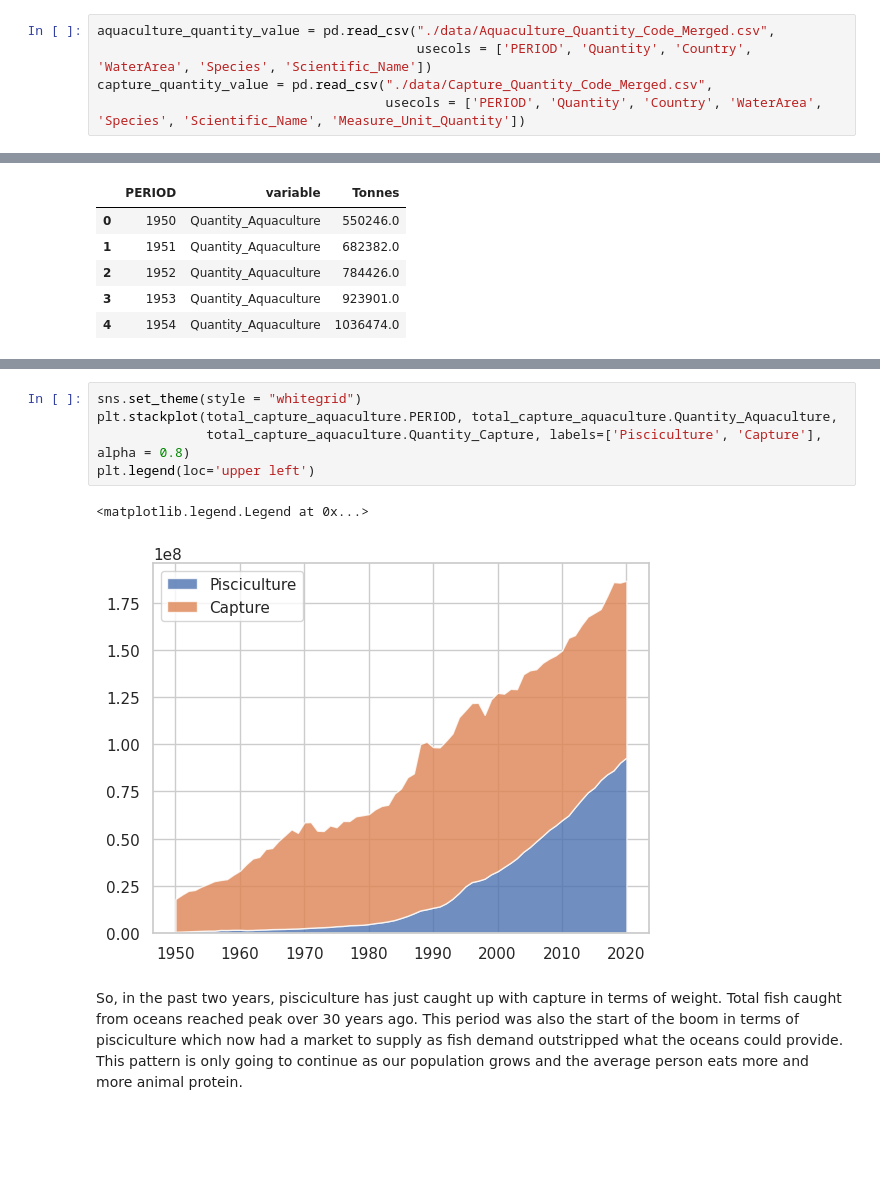
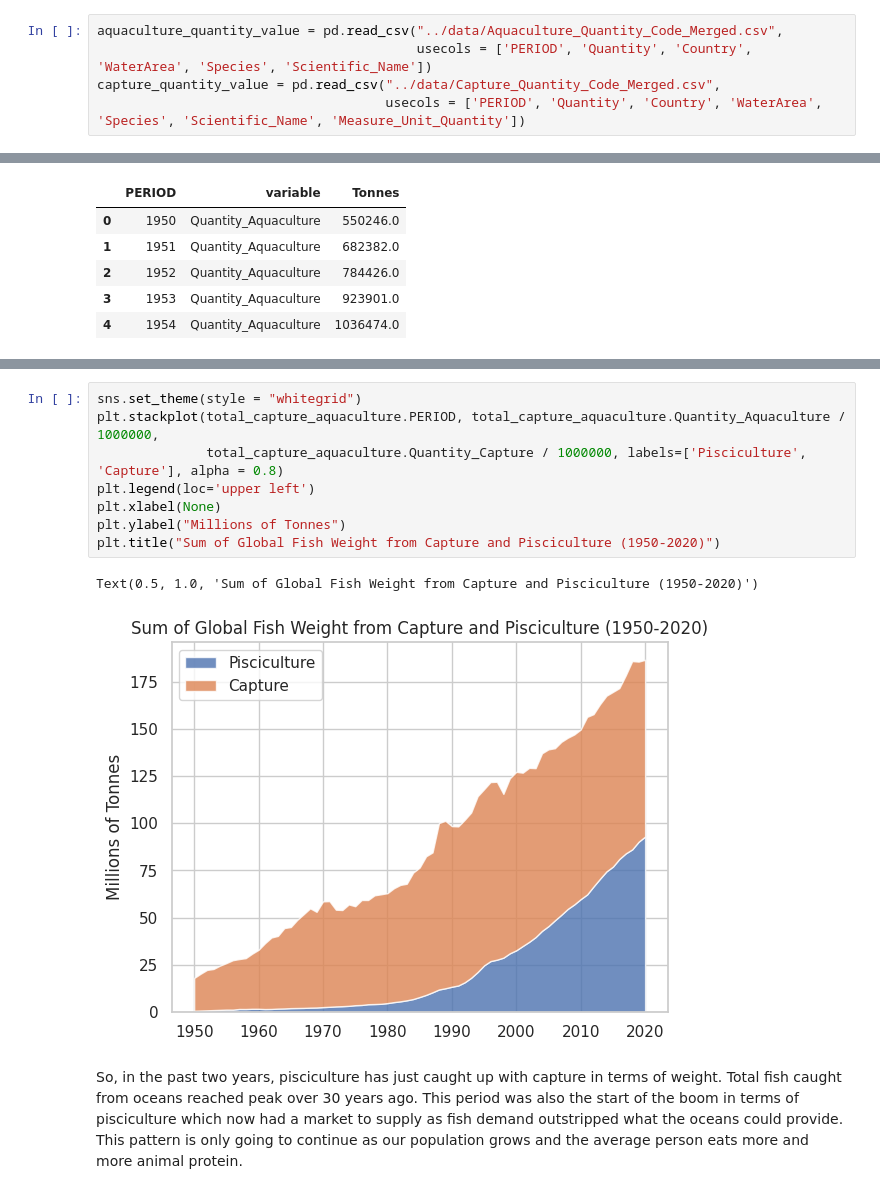
Before and after one commit to seenstevo/Pisciculture_EDA, a Jupyter notebook: src/notebooks/Compare_Capture_Aquaculture.ipynb, the cells around one changed output, grey strips where cells are left out. Saved outputs shown, nothing was run; the diff lists cells and outputs as text; blank space fills up the shorter version.

Commit message:
tidying labels

```diff
--- a/src/notebooks/Compare_Capture_Aquaculture.ipynb
+++ b/src/notebooks/Compare_Capture_Aquaculture.ipynb
@@ -9,7 +11,7 @@ os.chdir('/home/sean/Documentos/the_bridge_bootcamp/My_Workspaces/Fish_EDA/src')
 # %%
-aquaculture_quantity_value = pd.read_csv("./data/Aquaculture_Quantity_Code_Merged.csv",
+aquaculture_quantity_value = pd.read_csv("../data/Aquaculture_Quantity_Code_Merged.csv",
                                          usecols = ['PERIOD', 'Quantity', 'Country', 'WaterArea', 'Species', 'Scientific_Name'])
-capture_quantity_value = pd.read_csv("./data/Capture_Quantity_Code_Merged.csv",
+capture_quantity_value = pd.read_csv("../data/Capture_Quantity_Code_Merged.csv",
                                      usecols = ['PERIOD', 'Quantity', 'Country', 'WaterArea', 'Species', 'Scientific_Name', 'Measure_Unit_Quantity'])
 # %%
 aquaculture_quantity_value.rename(columns = {'Quantity': 'Quantity_Aquaculture'}, inplace = True)
@@ -182,11 +199,14 @@ g.set(xlabel=None)
 # %%
 sns.set_theme(style = "whitegrid")
-plt.stackplot(total_capture_aquaculture.PERIOD, total_capture_aquaculture.Quantity_Aquaculture,
-              total_capture_aquaculture.Quantity_Capture, labels=['Pisciculture', 'Capture'], alpha = 0.8)
+plt.stackplot(total_capture_aquaculture.PERIOD, total_capture_aquaculture.Quantity_Aquaculture / 1000000,
+              total_capture_aquaculture.Quantity_Capture / 1000000, labels=['Pisciculture', 'Capture'], alpha = 0.8)
 plt.legend(loc='upper left')
+plt.xlabel(None)
+plt.ylabel("Millions of Tonnes")
+plt.title("Sum of Global Fish Weight from Capture and Pisciculture (1950-2020)")
 # %% [output]
-<matplotlib.legend.Legend at 0x...>
+Text(0.5, 1.0, 'Sum of Global Fish Weight from Capture and Pisciculture (1950-2020)')
-[figure, old version]
+[figure, new version]
 # %% [markdown]
 So, in the past two years, pisciculture has just caught up with capture in terms of weight. Total fish caught from oceans reached peak over 30 years ago. This period was also the start of the boom in terms of pisciculture which now had a market to supply as fish demand outstripped what the oceans could provide. This pattern is only going to continue as our population grows and the average person eats more and more animal protein.
 # %%
```
Also changed, not shown: parts of 10 cells of this notebook, 2 other files.
